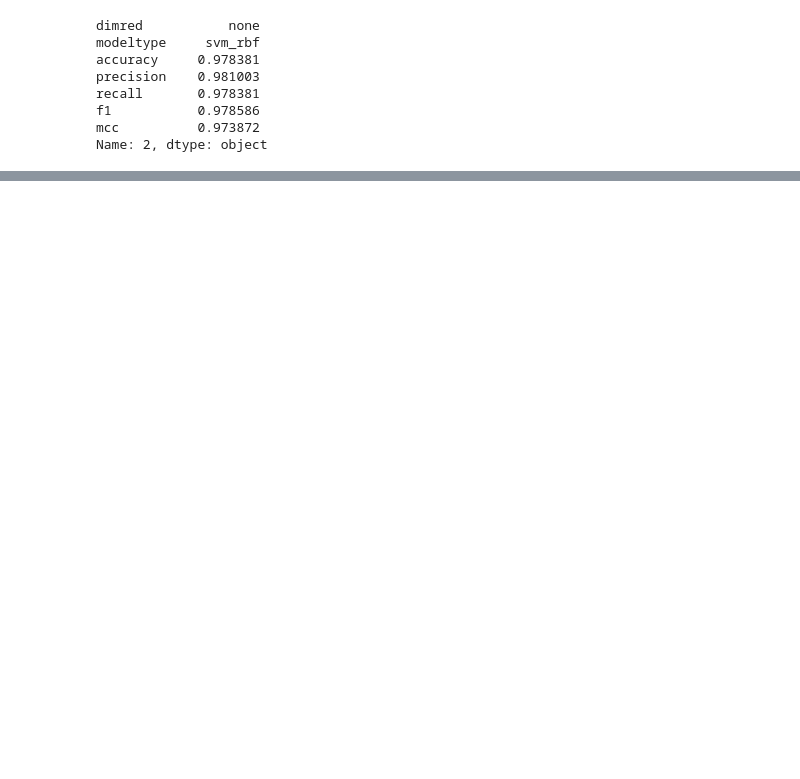
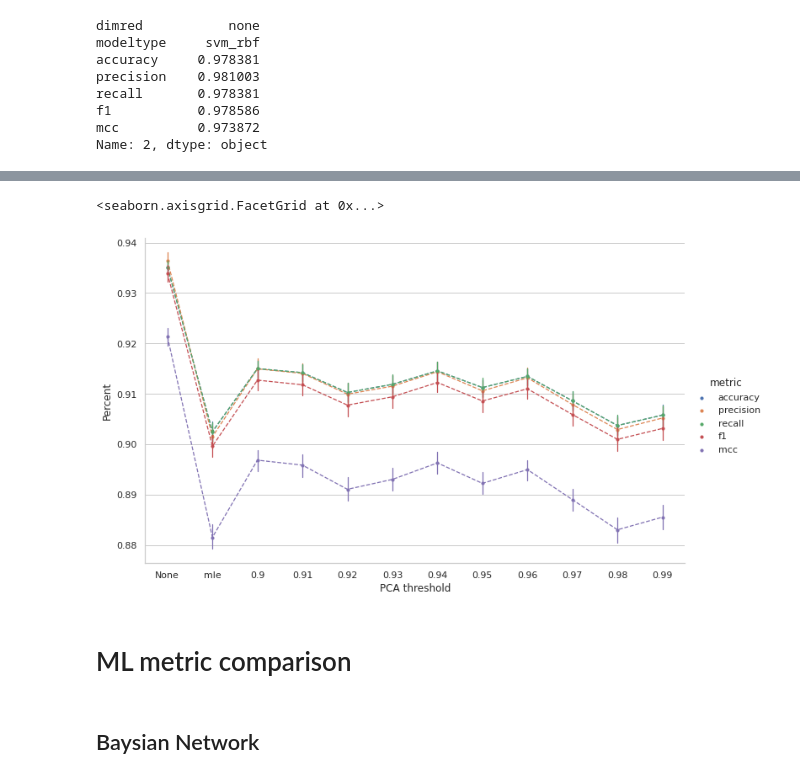
Before and after one commit to t-taylor/autoencoder-features, a Jupyter notebook: results/analysis.ipynb, the cells around one changed output, grey strips where cells are left out. Drawn from its saved outputs; the diff is of its cells as text; code cells hidden in the pictures; blank space fills up the shorter version.

```diff
--- a/results/analysis.ipynb
+++ b/results/analysis.ipynb
@@ -41,0 +87,20 @@ Name: 27440, dtype: object
+# %%
+sns.set(style="whitegrid", rc={"lines.linewidth": 0.7})
+ax = sns.catplot(data=amelt,
+                 x='pca',
+                 y='value',
+                 hue='metric',
+                 kind='point',
+                 aspect=13/8,
+                 height= 6,
+                 linestyles='--',
+                 linewidth=0.5)
+
+ax.set(xlabel='PCA threshold', ylabel='Percent')
+# %% [output]
+<seaborn.axisgrid.FacetGrid at 0x...>
+[figure, added]
+# %% [markdown]
+# ML metric comparison
+# %% [markdown]
+## Baysian Network
```
Also changed, not shown: parts of 28 cells of this notebook.
